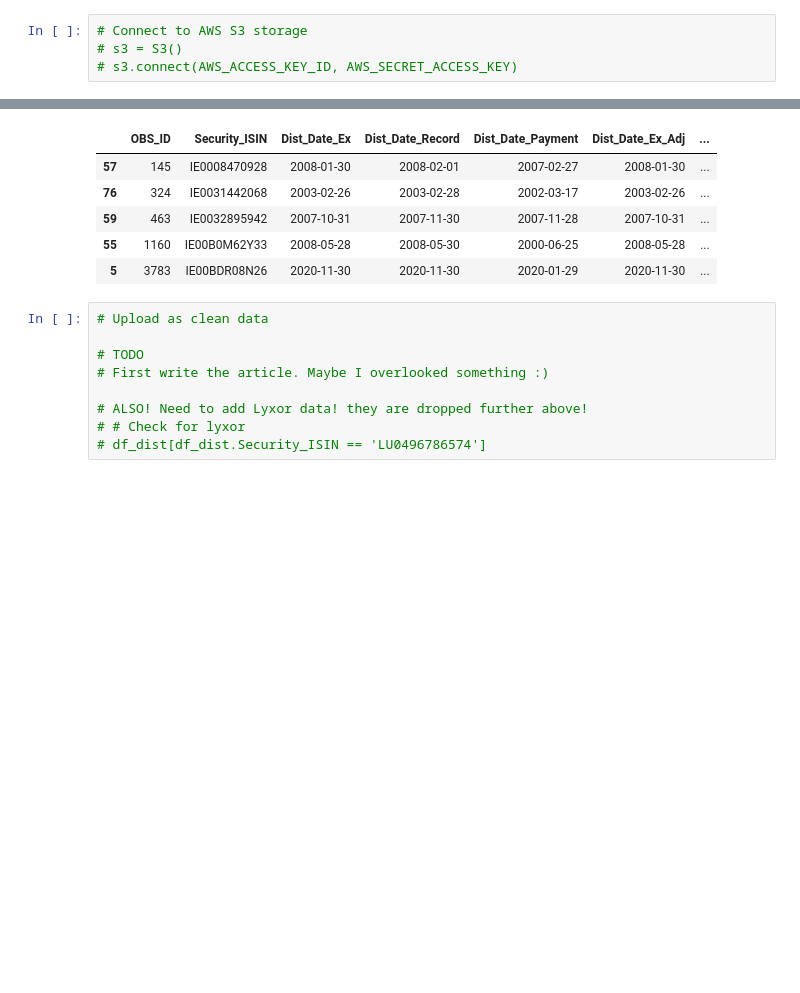
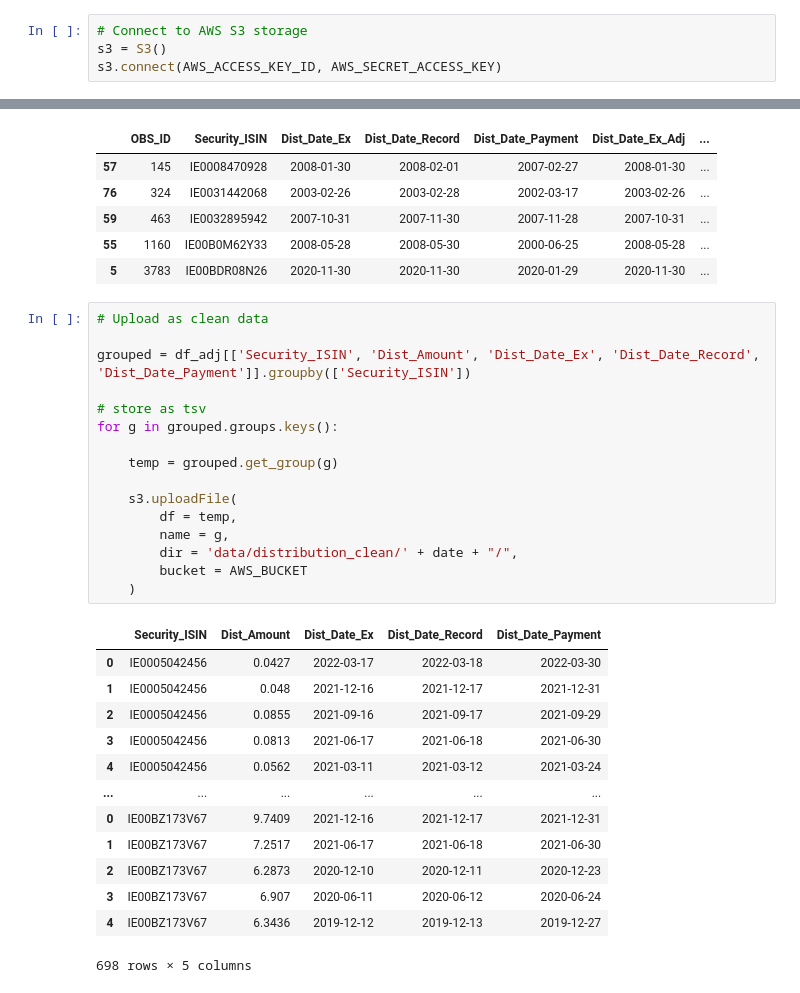
Before and after one commit to Mebbel/PortfolioManagement, a Jupyter notebook: _B011_analyzeData_Distributions.ipynb, the cells around one changed output, grey strips where cells are left out. Drawn from its saved outputs; the diff is of its cells as text; blank space fills up the shorter version.

Commit message:
First analyses

```diff
--- a/_B011_analyzeData_Distributions.ipynb
+++ b/_B011_analyzeData_Distributions.ipynb
@@ -25,8 +25,8 @@ import matplotlib.pyplot as plt
 import seaborn as sns
 # %%
 # Connect to AWS S3 storage
-# s3 = S3()
-# s3.connect(AWS_ACCESS_KEY_ID, AWS_SECRET_ACCESS_KEY)
+s3 = S3()
+s3.connect(AWS_ACCESS_KEY_ID, AWS_SECRET_ACCESS_KEY)
 # %% [output]
 Connected.
 # %% [markdown]
@@ -304,12 +304,33 @@ Date Payment: 5
 | 59 | 463 | IE0032895942 | 2007-10-31 | 2007-11-30 | 2007-11-28 | 2007-10-31 | ... |
 | 55 | 1160 | IE00B0M62Y33 | 2008-05-28 | 2008-05-30 | 2000-06-25 | 2008-05-28 | ... |
 | 5 | 3783 | IE00BDR08N26 | 2020-11-30 | 2020-11-30 | 2020-01-29 | 2020-11-30 | ... |
-# %%
-# Upload as clean data
-
-# TODO
-# First write the article. Maybe I overlooked something :)
-
-# ALSO! Need to add Lyxor data! they are dropped further above!
-# # Check for lyxor
-# df_dist[df_dist.Security_ISIN == 'LU0496786574']
+# %%
+# Upload as clean data
+
+grouped = df_adj[['Security_ISIN', 'Dist_Amount', 'Dist_Date_Ex', 'Dist_Date_Record', 'Dist_Date_Payment']].groupby(['Security_ISIN'])
+
+# store as tsv
+for g in grouped.groups.keys():
+
+    temp = grouped.get_group(g)
+
+    s3.uploadFile(
+        df = temp,
+        name = g,
+        dir = 'data/distribution_clean/' + date + "/",
+        bucket = AWS_BUCKET
+    )
+# %% [output]
+|  | Security_ISIN | Dist_Amount | Dist_Date_Ex | Dist_Date_Record | Dist_Date_Payment |
+| 0 | IE0005042456 | 0.0427 | 2022-03-17 | 2022-03-18 | 2022-03-30 |
+| 1 | IE0005042456 | 0.048 | 2021-12-16 | 2021-12-17 | 2021-12-31 |
+| 2 | IE0005042456 | 0.0855 | 2021-09-16 | 2021-09-17 | 2021-09-29 |
+| 3 | IE0005042456 | 0.0813 | 2021-06-17 | 2021-06-18 | 2021-06-30 |
+| 4 | IE0005042456 | 0.0562 | 2021-03-11 | 2021-03-12 | 2021-03-24 |
+| ... | ... | ... | ... | ... | ... |
+| 0 | IE00BZ173V67 | 9.7409 | 2021-12-16 | 2021-12-17 | 2021-12-31 |
+| 1 | IE00BZ173V67 | 7.2517 | 2021-06-17 | 2021-06-18 | 2021-06-30 |
+| 2 | IE00BZ173V67 | 6.2873 | 2020-12-10 | 2020-12-11 | 2020-12-23 |
+| 3 | IE00BZ173V67 | 6.907 | 2020-06-11 | 2020-06-12 | 2020-06-24 |
+| 4 | IE00BZ173V67 | 6.3436 | 2019-12-12 | 2019-12-13 | 2019-12-27 |
+698 rows × 5 columns
```
Also changed, not shown: 2 other files.
